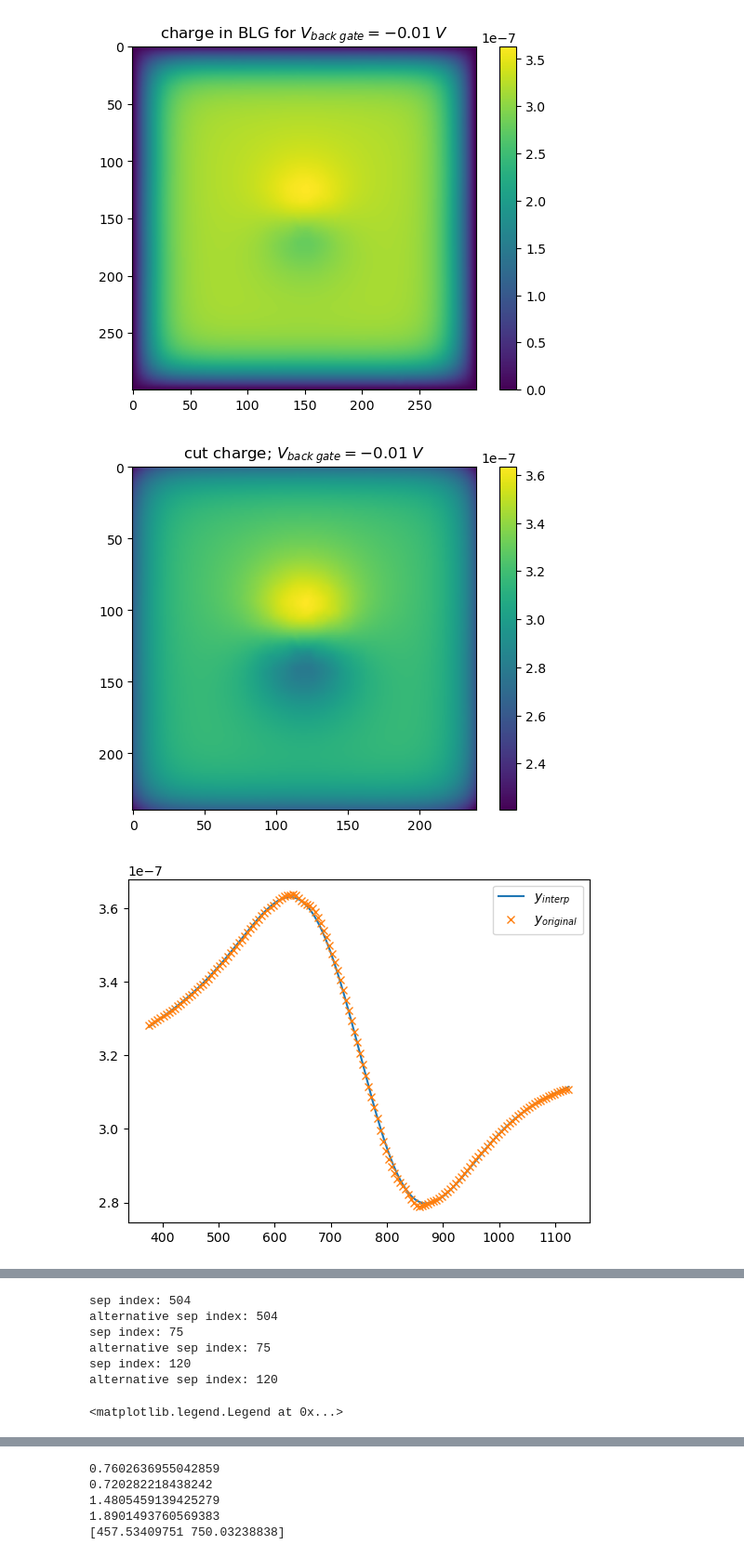
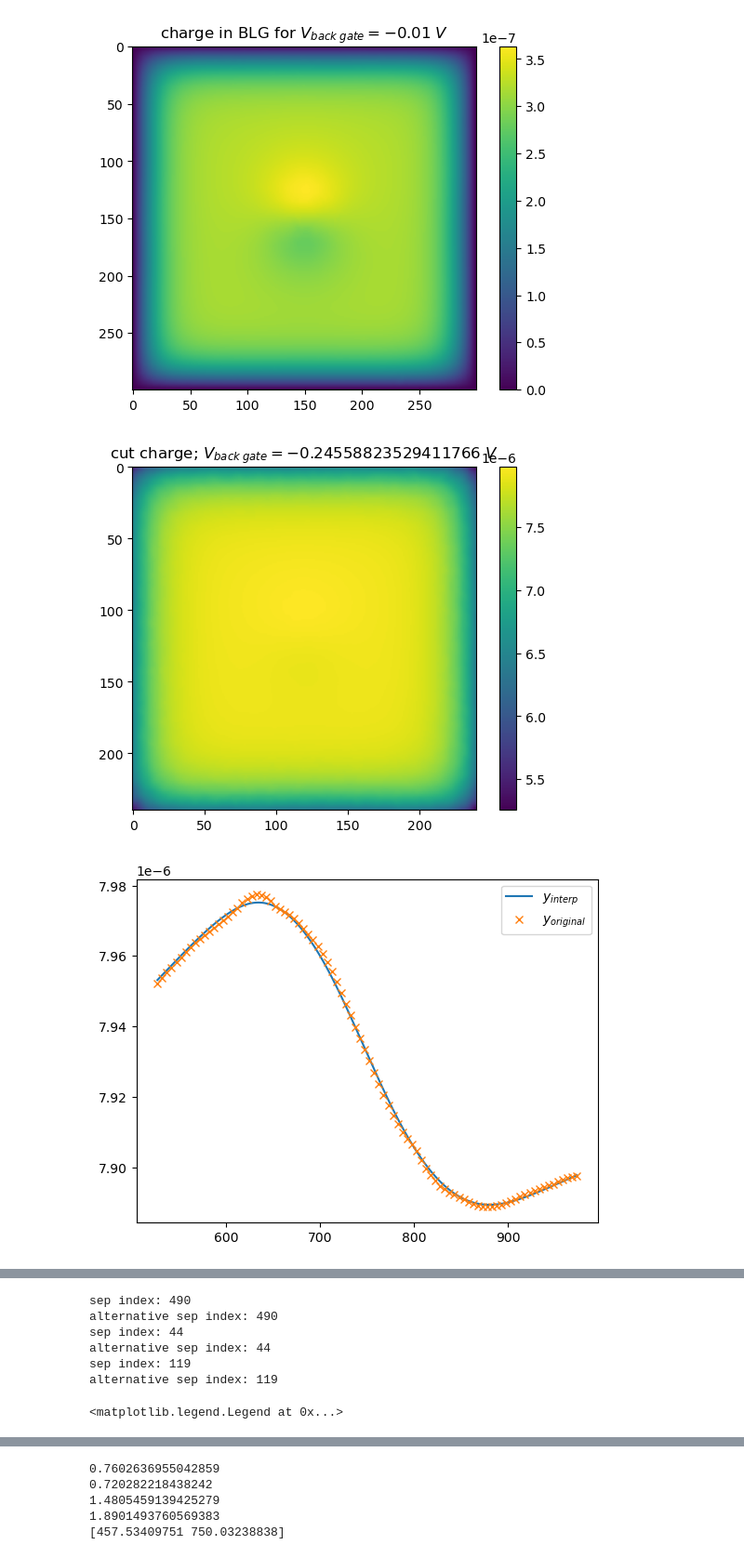
Before and after one commit to bastistoeck/Projektarbeit-1, a Jupyter notebook: class_testing.ipynb, the cells around one changed output, grey strips where cells are left out. Shown at 93% size. Saved outputs shown, nothing was run; the diff lists cells and outputs as text; code cells hidden in the pictures.

```diff
--- a/class_testing.ipynb
+++ b/class_testing.ipynb
@@ -165,13 +165,13 @@ dipole_position = 0.02 * vac_box_width # basically 0
 dipole_d = 3 * benzen_diameter
 
 #back_gate = 0.004081632653061218 # sus
-back_gate = -0.1
-max_h = vac_box_width/15 #vac_box_width/15
+back_gate = -0.24558823529411766
+max_h = vac_box_width/10 #vac_box_width/15
 hbn_maxh = 0.8
 blg_maxh = 0.3
 
 cut_percentage = 0.2
-larger_cut_percentage = 0.5
+larger_cut_percentage = 0.7
 lam = 100000
 
 fem_n = 300
@@ -254,7 +254,7 @@ y_cut = induced_charge[:,middle_index]
 
 
 # cut boundaries; finite size effects; 10% is removed
-cut_percentage = 0.2
+#cut_percentage = 0.2
 cut_index = int(cut_percentage/2 * induced_charge.shape[0])
 induced_charge = induced_charge[cut_index:fem_n - cut_index, cut_index:fem_n - cut_index]
 #y_cut = y_cut[cut_index:fem_n - cut_index]
@@ -264,7 +264,7 @@ plt.colorbar()
 plt.show()
 
 # find separation
-larger_cut_percentage = 0.5
+#larger_cut_percentage = 0.6
 larger_cut_index = int(larger_cut_percentage/2 * fem_n)
 y_cut = y_cut[larger_cut_index:fem_n - larger_cut_index]
 
@@ -306,32 +306,32 @@ if max_index < min_index:
 elif min_index < max_index:
     sep_index = min_index + np.argmin(abs(y_double_prime[min_index:max_index]))
 
 sep_index_alt = np.argmax(abs(y_prime))
 print(f'sep index: {sep_index}')
 print(f'alternative sep index: {sep_index_alt}')
 
 # bring sep_index back to original fem_n
 sep_index = np.argmin(abs(x - x_new[sep_index]))
 sep_index_alt = np.argmin(abs(x - x_new[sep_index_alt]))
 
 print(f'sep index: {sep_index}')
 print(f'alternative sep index: {sep_index_alt}')
 sep_index_final = larger_cut_index - cut_index + sep_index
 sep_index_alt_final = larger_cut_index - cut_index + sep_index_alt
 print(f'sep index: {sep_index_final}')
 print(f'alternative sep index: {sep_index_alt_final}')
 
 # split charge array
 top_charge = induced_charge[:sep_index_final, :]
 bot_charge = induced_charge[sep_index_final:, :]
 
 
 plt.plot(y_cut)
 plt.vlines(sep_index, np.min(y_cut), np.max(y_cut), color='r', label='separation')
 plt.vlines(sep_index_alt, np.min(y_cut), np.max(y_cut), color='b', label='separation alternative')
 #plt.hlines(mean, 0, len(y_cut), color='g', label='mean')
 plt.title(f'$y_{{cut}}$ of $\\rho(\\vec{{r}})$ for back gate $V_{{back\\;gate}}={back_gate} \\; V$')
 plt.legend()
 # %% [output]
-[figure, old version]
+[figure, new version]
-[figure, old version]
+[figure, new version]
@@ -339,7 +339,7 @@ plt.legend()
-sep index: 504
-alternative sep index: 504
-sep index: 75
-alternative sep index: 75
-sep index: 120
-alternative sep index: 120
+sep index: 490
+alternative sep index: 490
+sep index: 44
+alternative sep index: 44
+sep index: 119
+alternative sep index: 119
 <matplotlib.legend.Legend at 0x...>
```
Also changed, not shown: parts of 4 cells of this notebook, 2 other files.
